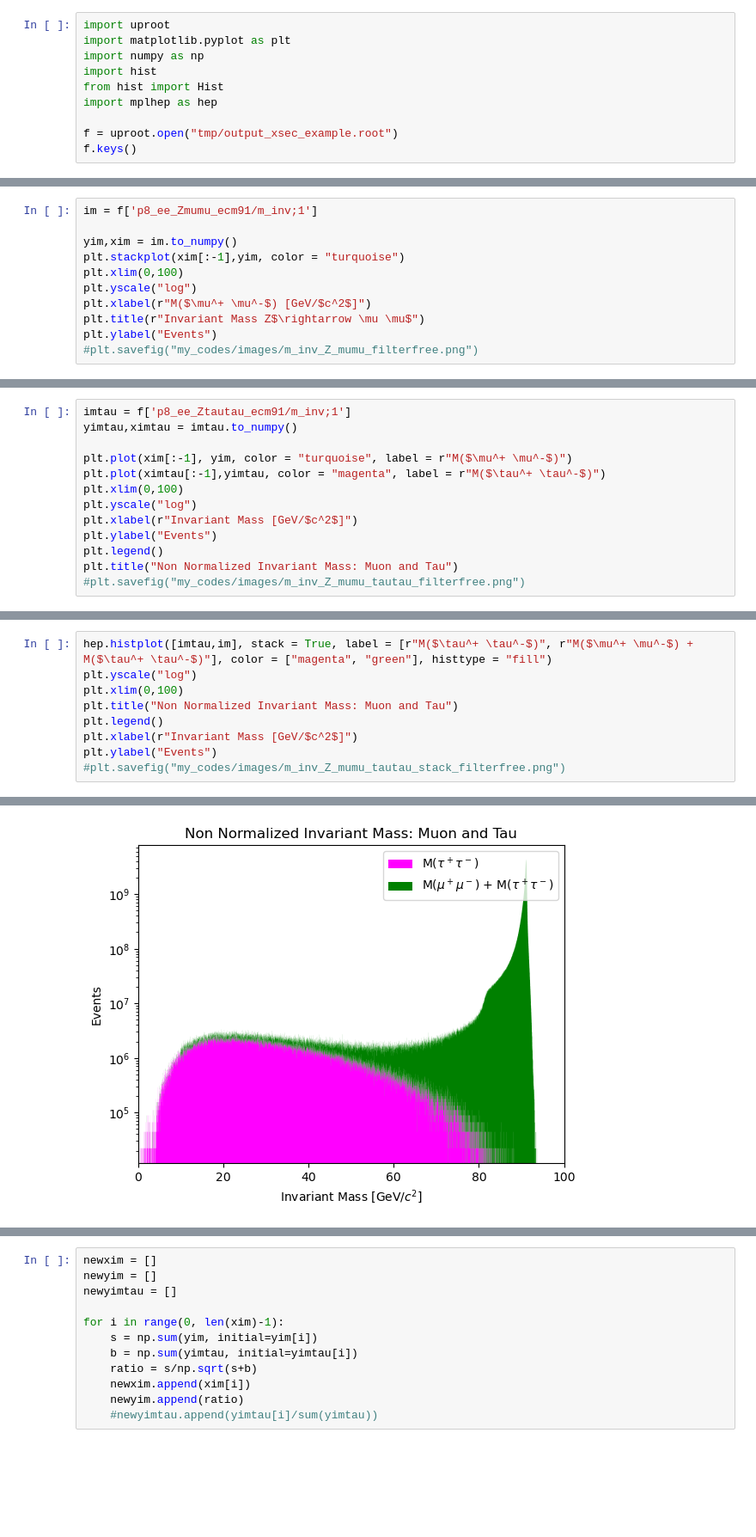
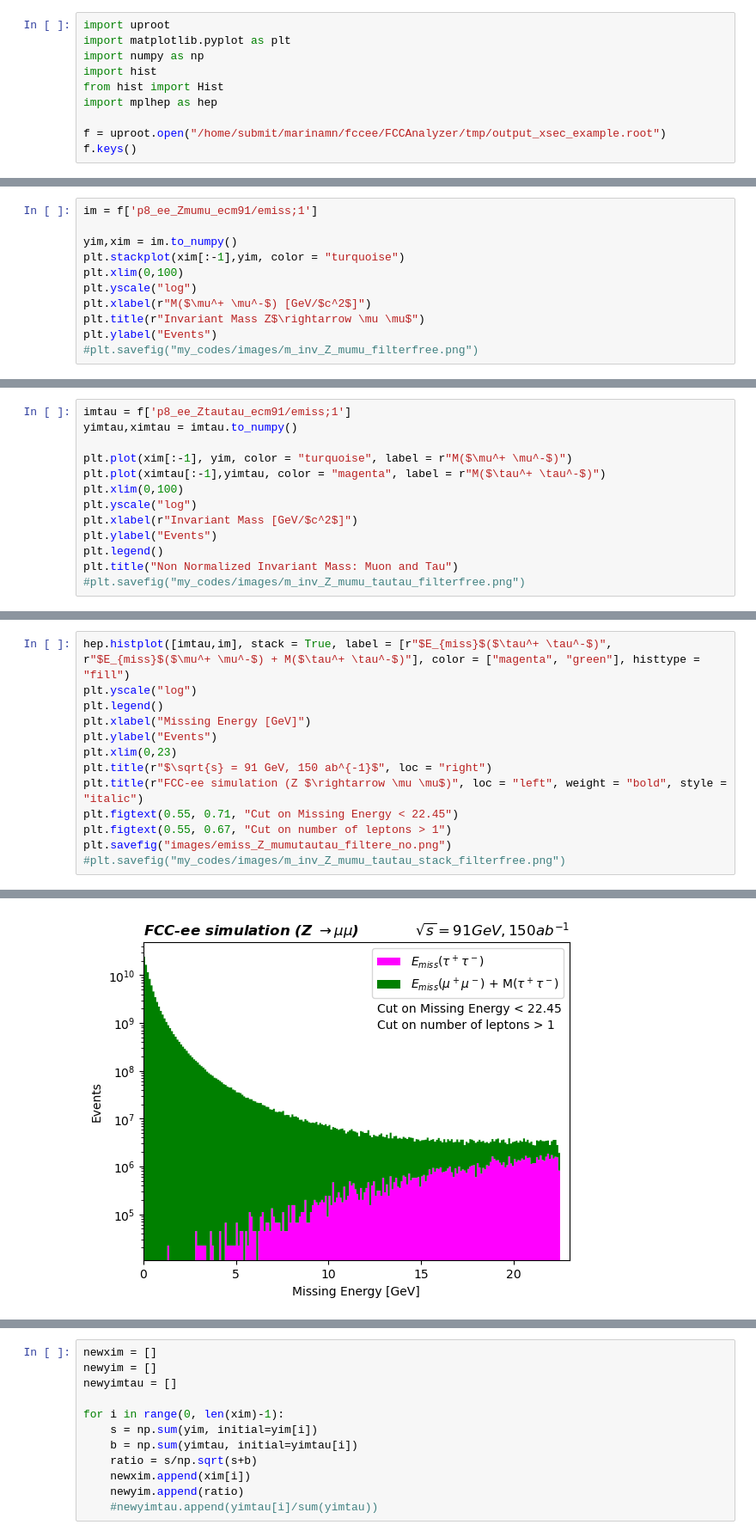
Before and after one commit to marinamn1/FCCAnalyzer, a Jupyter notebook: my_codes/Muon_and_Tau_analysis.ipynb, the cells around one changed output, grey strips where cells are left out. Shown: that part at 86% size. Cells and saved outputs as stored; diff of their text form; blank space fills up the shorter version.

```diff
--- a/my_codes/Muon_and_Tau_analysis.ipynb
+++ b/my_codes/Muon_and_Tau_analysis.ipynb
@@ -6,7 +6,7 @@ import hist
 from hist import Hist
 import mplhep as hep
 
-f = uproot.open("tmp/output_xsec_example.root")
+f = uproot.open("/home/submit/marinamn/fccee/FCCAnalyzer/tmp/output_xsec_example.root")
 f.keys()
 # %% [output]
 ['p8_ee_Zmumu_ecm91;1',
@@ -86,5 +90,5 @@ Text(0.5, 1.0, '$\\theta$ Distribution Z $\\rightarrow \\mu \\mu$')
 # %%
-im = f['p8_ee_Zmumu_ecm91/m_inv;1']
+im = f['p8_ee_Zmumu_ecm91/emiss;1']
 
 yim,xim = im.to_numpy()
 plt.stackplot(xim[:-1],yim, color = "turquoise")
@@ -100,5 +104,5 @@ Text(0, 0.5, 'Events')
 # %%
-imtau = f['p8_ee_Ztautau_ecm91/m_inv;1']
+imtau = f['p8_ee_Ztautau_ecm91/emiss;1']
 yimtau,ximtau = imtau.to_numpy()
 
 plt.plot(xim[:-1], yim, color = "turquoise", label = r"M($\mu^+ \mu^-$)")
@@ -116,10 +120,14 @@ Text(0.5, 1.0, 'Non Normalized Invariant Mass: Muon and Tau')
 # %%
-hep.histplot([imtau,im], stack = True, label = [r"M($\tau^+ \tau^-$)", r"M($\mu^+ \mu^-$) + M($\tau^+ \tau^-$)"], color = ["magenta", "green"], histtype = "fill")
+hep.histplot([imtau,im], stack = True, label = [r"$E_{miss}$($\tau^+ \tau^-$)", r"$E_{miss}$($\mu^+ \mu^-$) + M($\tau^+ \tau^-$)"], color = ["magenta", "green"], histtype = "fill")
 plt.yscale("log")
-plt.xlim(0,100)
-plt.title("Non Normalized Invariant Mass: Muon and Tau")
 plt.legend()
-plt.xlabel(r"Invariant Mass [GeV/$c^2$]")
+plt.xlabel("Missing Energy [GeV]")
 plt.ylabel("Events")
+plt.xlim(0,23)
+plt.title(r"$\sqrt{s} = 91 GeV, 150 ab^{-1}$", loc = "right")
+plt.title(r"FCC-ee simulation (Z $\rightarrow \mu \mu$)", loc = "left", weight = "bold", style = "italic")
+plt.figtext(0.55, 0.71, "Cut on Missing Energy < 22.45")
+plt.figtext(0.55, 0.67, "Cut on number of leptons > 1")
+plt.savefig("images/emiss_Z_mumutautau_filtere_no.png")
 #plt.savefig("my_codes/images/m_inv_Z_mumu_tautau_stack_filterfree.png")
 # %% [output]
@@ -127,4 +134,4 @@ Text(0, 0.5, 'Events')
-[figure, old version]
+[figure, new version]
 # %%
 phi = f['p8_ee_Zmumu_ecm91/leps_all_phi;1']
 
```
Also changed, not shown: parts of 9 cells of this notebook, 30 other files.
